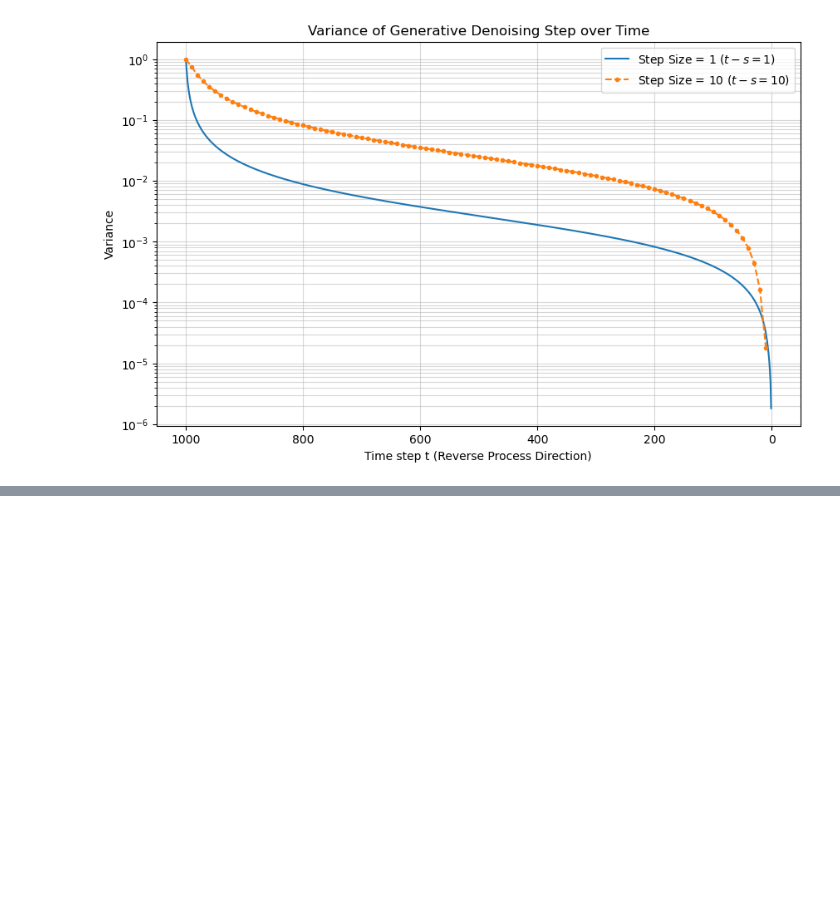
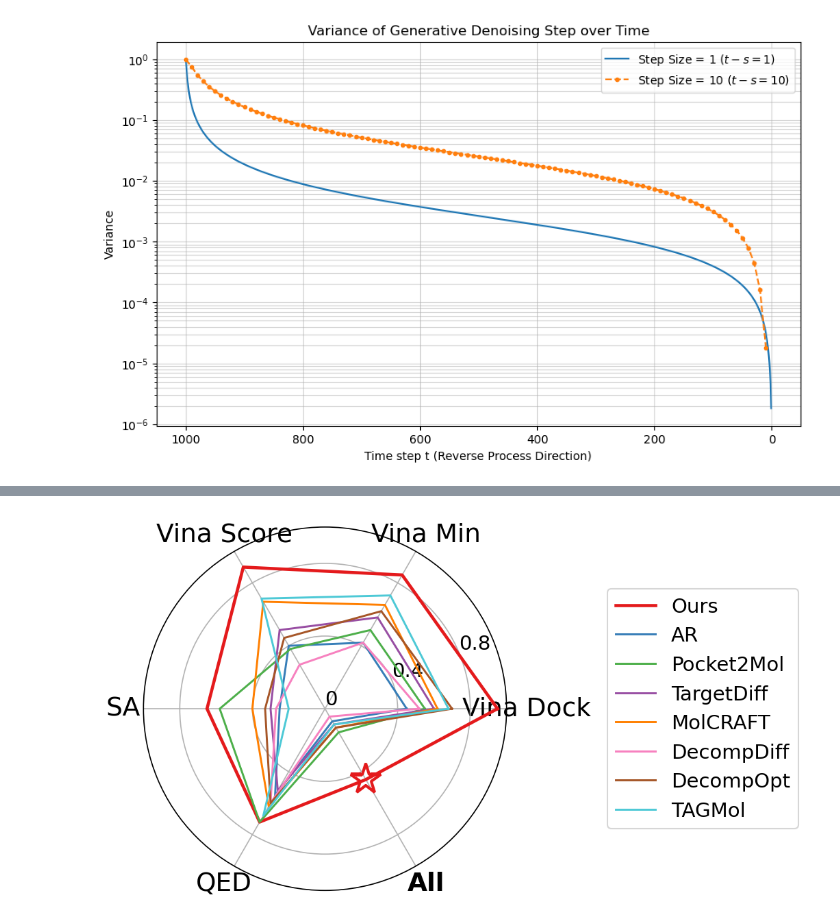
Before and after one commit to xy9485/DePPA, a Jupyter notebook: analysis_reverse_variance/analysis_reverse_variance.ipynb, the cells around one changed output, grey strips where cells are left out. Cells and saved outputs as stored; diff of their text form; code cells hidden in the pictures; blank space fills up the shorter version.

```diff
--- a/analysis_reverse_variance/analysis_reverse_variance.ipynb
+++ b/analysis_reverse_variance/analysis_reverse_variance.ipynb
@@ -359,0 +458,84 @@ plt.show()
+# %%
+import numpy as np
+import matplotlib.pyplot as plt
+from matplotlib.patches import Rectangle
+
+# --- Data (0–1 normalized). Replace with your exact values. ---
+categories = ["Vina Dock", "Vina Min", "Vina Score", "SA", "QED", "All"]
+
+data = {
+    "Ours":       [0.95, 0.85, 0.90, 0.65, 0.72, 0.45],
+    "AR":         [0.45, 0.42, 0.40, 0.25, 0.55, 0.08],
+    "Pocket2Mol": [0.55, 0.50, 0.38, 0.58, 0.72, 0.15],
+    "TargetDiff": [0.60, 0.58, 0.50, 0.30, 0.52, 0.10],
+    "MolCRAFT":   [0.62, 0.66, 0.68, 0.40, 0.62, 0.12],
+    "DecompDiff": [0.52, 0.42, 0.28, 0.27, 0.60, 0.05],
+    "DecompOpt":  [0.70, 0.62, 0.45, 0.33, 0.60, 0.12],
+    "TAGMol":     [0.68, 0.72, 0.70, 0.20, 0.68, 0.10],
+}
+
+colors = {
+    "Ours": "#e41a1c",       # red
+    "AR": "#377eb8",         # blue
+    "Pocket2Mol": "#4daf4a", # green
+    "TargetDiff": "#984ea3", # purple
+    "MolCRAFT": "#ff7f00",   # orange
+    "DecompDiff": "#f781bf", # pink
+    "DecompOpt": "#a65628",  # brown
+    "TAGMol": "#4dc9d6",     # cyan
+}
+
+# --- Radar setup ---
+N = len(categories)
+angles = np.linspace(0, 2 * np.pi, N, endpoint=False)
+angles_closed = np.r_[angles, angles[0]]
+
+fig = plt.figure(figsize=(12, 4), dpi=150)
+ax = plt.subplot(111, polar=True)
+
+# Match layout: start at the right, go counterclockwise
+ax.set_theta_zero_location("E")
+ax.set_theta_direction(1)
+
+# Grid / limits / ticks
+ax.set_ylim(0, 1.0)
+ax.set_yticks([0.0, 0.4, 0.8])
+ax.set_yticklabels(["0", "0.4", "0.8"], fontsize=14)
+ax.yaxis.grid(True, color="0.7", lw=0.8)
+ax.xaxis.grid(True, color="0.7", lw=0.8)
+
+# Category labels (big like the reference)
+ax.set_xticks(angles)
+xt = ax.set_xticklabels(categories, fontsize=18)
+# Make "All" bold
+xt[-1].set_fontweight("bold")
+
+# --- Plot lines ---
+for name, vals in data.items():
+    vals = np.asarray(vals, dtype=float)
+    vals_closed = np.r_[vals, vals[0]]
+    lw = 2.2 if name == "Ours" else 1.4
+    ax.plot(angles_closed, vals_closed, color=colors[name], lw=lw, label=name)
+
+# Red star marker on "All" axis (as in the image)
+all_idx = categories.index("All")
+ax.plot([angles[all_idx]], [data["Ours"][all_idx]],
+        marker="*", markersize=22, markerfacecolor="none",
+        markeredgewidth=2.0, markeredgecolor=colors["Ours"], zorder=5)
+
+# Legend on the right
+ax.legend(loc="center left", bbox_to_anchor=(1.25, 0.5),
+          frameon=True, fontsize=14)
+
+# --- Add green check box near the "All" label (approximate placement) ---
+# Place in axes coordinates so it stays in the same spot visually
+# box = Rectangle((0.79, 0.08), 0.06, 0.10, transform=ax.transAxes,
+#                 facecolor="#12a300", edgecolor="black", lw=1.5, zorder=10)
+# ax.add_patch(box)
+# ax.text(0.82, 0.10, "✓", transform=ax.transAxes, fontsize=20,
+#         color="white", fontweight="bold", zorder=11)
+
+plt.tight_layout()
+plt.show()
+# %% [output]
+[figure, added]
```
Also changed, not shown: parts of 3 cells of this notebook, 4 other files.
